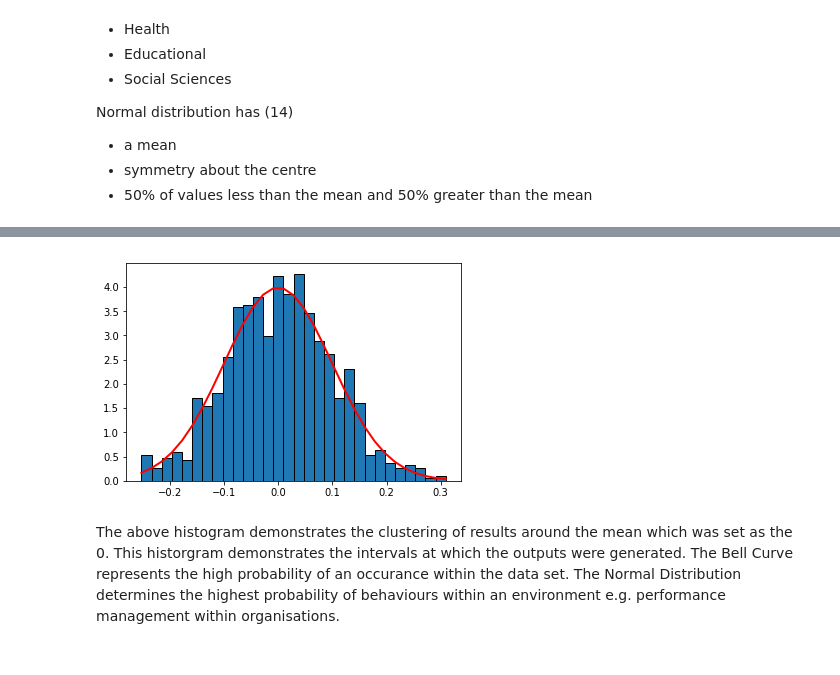
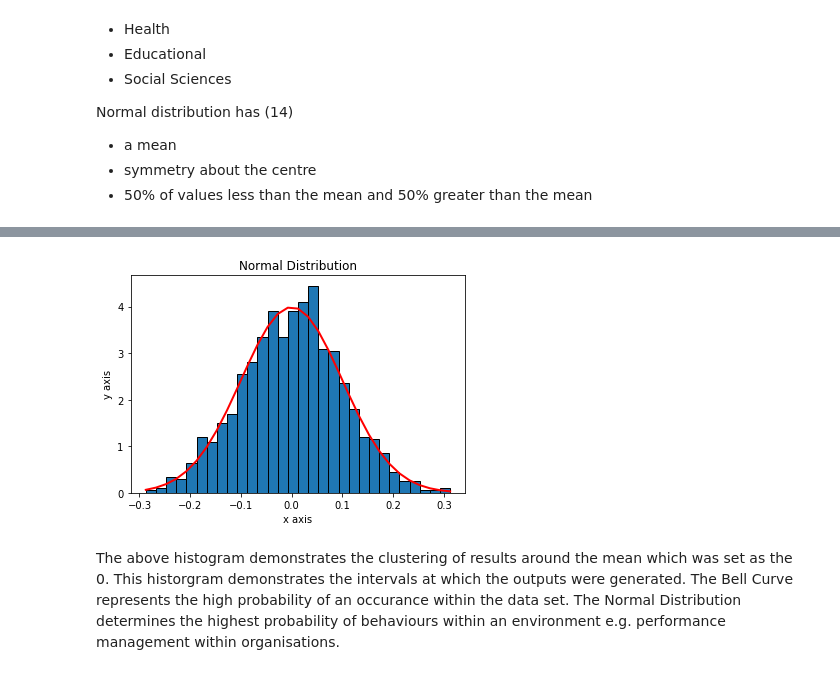
Before and after one commit to martinaobrien/numpy-random, a Jupyter notebook: numpy-random.ipynb, the cells around one changed output, grey strips where cells are left out. Cells and saved outputs as stored; diff of their text form; code cells hidden in the pictures.

```diff
--- a/numpy-random.ipynb
+++ b/numpy-random.ipynb
@@ -330,15 +338,18 @@ array([49.85656731, 51.29316279, 49.45673274, 49.74019067, 50.88993292,
 # %%
 import numpy as np
-mu, sigma = 0, 0.1 # mean and standard deviation
+mu, sigma = 0, 0.1 # Mean and Standard Deviation
 s = np.random.normal(mu, sigma, 1000)
-import matplotlib.pyplot as plt
+import matplotlib.pyplot as plt #Importing library
 count, bins, ignored = plt.hist(s, 30, density=True, edgecolor='k')
 plt.plot(bins, 1/(sigma * np.sqrt(2 * np.pi)) *
                np.exp( - (bins - mu)**2 / (2 * sigma**2) ),
           linewidth=2, color='r')
+plt.title("Normal Distribution") # Title for the graph
+plt.xlabel("x axis") # X-Axis labelling
+plt.ylabel("y axis") # Y-Axis labelling
 plt.show()
 # %% [output]
-[figure, old version]
+[figure, new version]
 # %% [markdown]
 The above histogram demonstrates the clustering of results around the mean which was set as the 0. This historgram demonstrates the intervals at which the outputs were generated. The Bell Curve represents the high probability of an occurance within the data set. The Normal Distribution determines the highest probability of behaviours within an environment  e.g. performance management within organisations.
 # %% [markdown]
```
Also changed, not shown: parts of 27 cells of this notebook, 1 other file.
